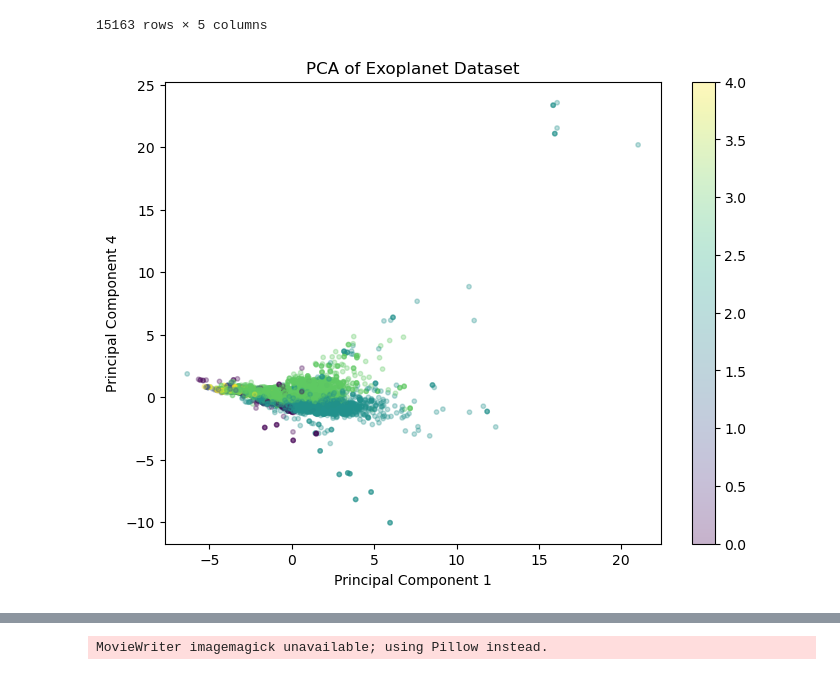
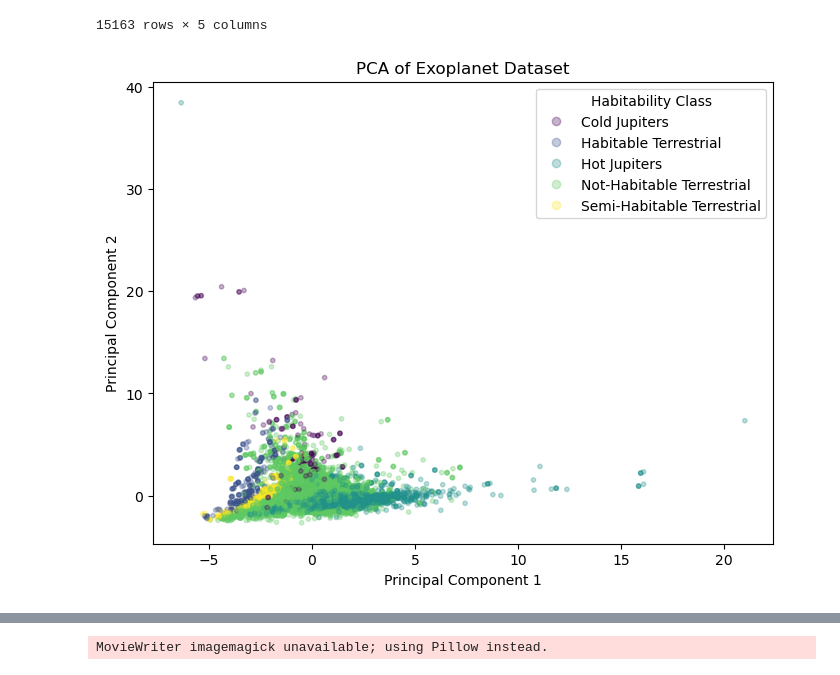
Before and after one commit to jzs3uu/Exoplanets, a Jupyter notebook: KMeans_PCA.ipynb, the cells around one changed output, grey strips where cells are left out. Cells and saved outputs as stored; diff of their text form; code cells hidden in the pictures.

```diff
--- a/KMeans_PCA.ipynb
+++ b/KMeans_PCA.ipynb
@@ -140,16 +140,21 @@ x_pca_df
 | 15162 | 1.159515 | -0.391892 | -0.615689 | 0.343081 | -0.115945 |
 15163 rows × 5 columns
 # %%
+unique_classes = np.unique(y)
+class_labels = label_encoder.inverse_transform(unique_classes)  # Decode the class labels
+handles, _ = scatter.legend_elements()
+legend_labels = [f"{label}" for label in class_labels]
+
 plt.figure(figsize=(8, 6))
-scatter = plt.scatter(X_pca[:, 0], X_pca[:, 4], c=y, cmap='viridis', alpha=0.3, s=10)
+scatter = plt.scatter(X_pca[:, 0], X_pca[:, 1], c=y, cmap='viridis', alpha=0.3, s=10)
 plt.xlabel('Principal Component 1')
-plt.ylabel('Principal Component 4')
+plt.ylabel('Principal Component 2')
 plt.title('PCA of Exoplanet Dataset')
 # plt.ylim(-4, 4)
-plt.colorbar(scatter)
+plt.legend(handles, legend_labels, title="Habitability Class", loc='upper right')
 plt.show()
 # %% [output]
-[figure, old version]
+[figure, new version]
 # %%
 proportion_variance = pca.explained_variance_ratio_
 cumulative_variance = np.cumsum(proportion_variance)
```
Also changed, not shown: parts of 2 cells of this notebook, 1 other file.
